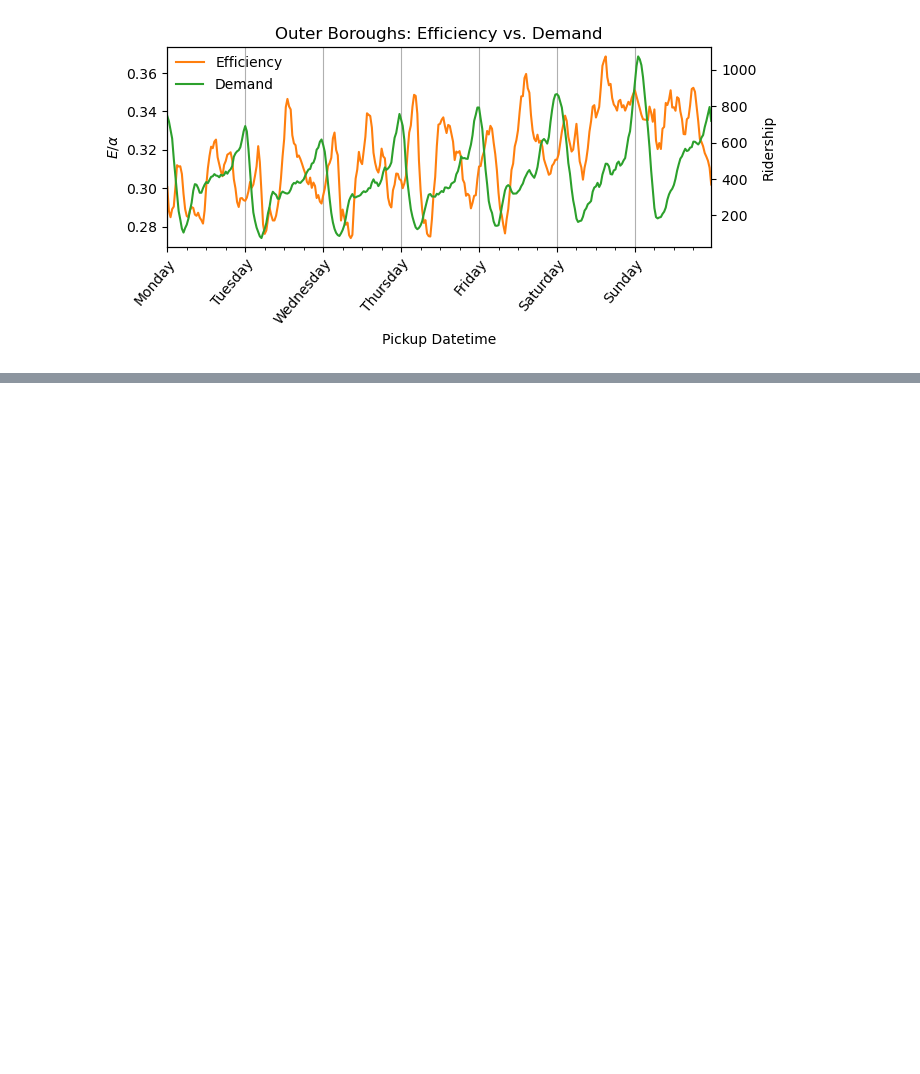
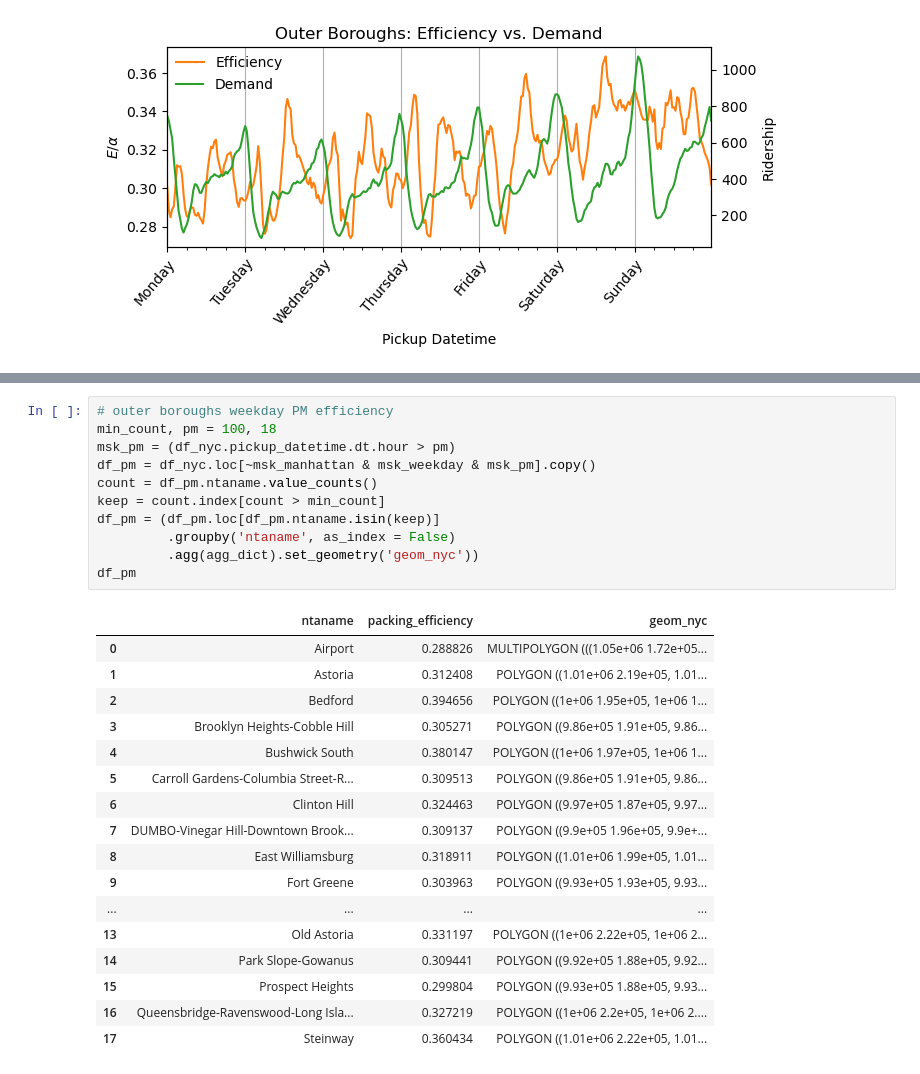
Before and after one commit to calebclayreagor/nyc-taxi-efficiency, a Jupyter notebook: notebooks/02_efficiency.ipynb, the cells around one changed output, grey strips where cells are left out. Drawn from its saved outputs; the diff is of its cells as text; blank space fills up the shorter version.

```diff
--- a/notebooks/02_efficiency.ipynb
+++ b/notebooks/02_efficiency.ipynb
@@ -167,0 +230,29 @@ plt.savefig(os.path.join(outdir, 'efficiency_vs_demand_outer_boroughs.svg'))
+# %%
+# outer boroughs weekday PM efficiency
+min_count, pm = 100, 18
+msk_pm = (df_nyc.pickup_datetime.dt.hour > pm)
+df_pm = df_nyc.loc[~msk_manhattan & msk_weekday & msk_pm].copy()
+count = df_pm.ntaname.value_counts()
+keep = count.index[count > min_count]
+df_pm = (df_pm.loc[df_pm.ntaname.isin(keep)]
+         .groupby('ntaname', as_index = False)
+         .agg(agg_dict).set_geometry('geom_nyc'))
+df_pm
+# %% [output]
+|  | ntaname | packing_efficiency | geom_nyc |
+| 0 | Airport | 0.288826 | MULTIPOLYGON (((1.05e+06 1.72e+05... |
+| 1 | Astoria | 0.312408 | POLYGON ((1.01e+06 2.19e+05, 1.01... |
+| 2 | Bedford | 0.394656 | POLYGON ((1e+06 1.95e+05, 1e+06 1... |
+| 3 | Brooklyn Heights-Cobble Hill | 0.305271 | POLYGON ((9.86e+05 1.91e+05, 9.86... |
+| 4 | Bushwick South | 0.380147 | POLYGON ((1e+06 1.97e+05, 1e+06 1... |
+| 5 | Carroll Gardens-Columbia Street-R... | 0.309513 | POLYGON ((9.86e+05 1.91e+05, 9.86... |
+| 6 | Clinton Hill | 0.324463 | POLYGON ((9.97e+05 1.87e+05, 9.97... |
+| 7 | DUMBO-Vinegar Hill-Downtown Brook... | 0.309137 | POLYGON ((9.9e+05 1.96e+05, 9.9e+... |
+| 8 | East Williamsburg | 0.318911 | POLYGON ((1.01e+06 1.99e+05, 1.01... |
+| 9 | Fort Greene | 0.303963 | POLYGON ((9.93e+05 1.93e+05, 9.93... |
+| ... | ... | ... | ... |
+| 13 | Old Astoria | 0.331197 | POLYGON ((1e+06 2.22e+05, 1e+06 2... |
+| 14 | Park Slope-Gowanus | 0.309441 | POLYGON ((9.92e+05 1.88e+05, 9.92... |
+| 15 | Prospect Heights | 0.299804 | POLYGON ((9.93e+05 1.88e+05, 9.93... |
+| 16 | Queensbridge-Ravenswood-Long Isla... | 0.327219 | POLYGON ((1e+06 2.2e+05, 1e+06 2.... |
+| 17 | Steinway | 0.360434 | POLYGON ((1.01e+06 2.22e+05, 1.01... |
```
Also changed, not shown: parts of 8 cells of this notebook, 7 other files.
